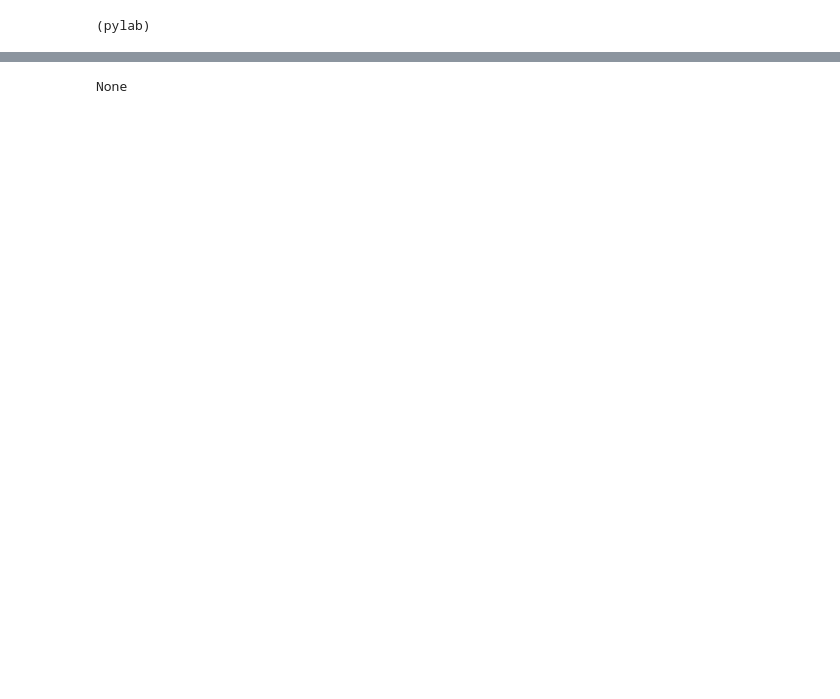
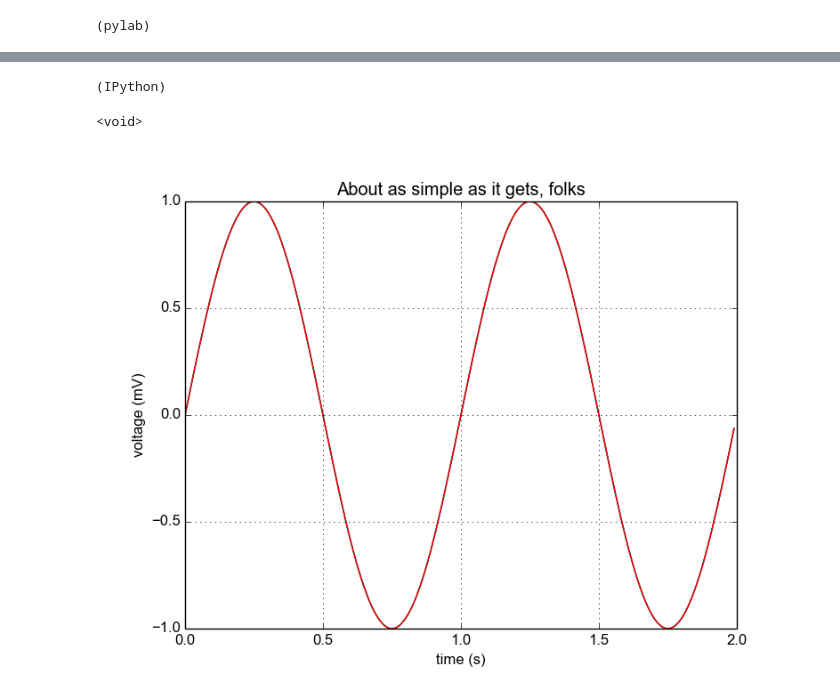
Before and after one commit to jarulsamy/calicolrc, a Jupyter notebook: src/calico_scheme_kernel/Scheme Pylab.ipynb, the cells around one changed output, grey strips where cells are left out. Saved outputs shown, nothing was run; the diff lists cells and outputs as text; code cells hidden in the pictures; blank space fills up the shorter version.

Commit message:
Scheme Kernel: format return values; working Scheme with pylab/numpy

```diff
--- a/src/calico_scheme_kernel/Scheme Pylab.ipynb
+++ b/src/calico_scheme_kernel/Scheme Pylab.ipynb
@@ -22,4 +16,12 @@
-# %%
-(pylab.show)
-# %% [output]
-None
+# %%
+(using "IPython")
+# %% [output]
+(IPython)
+# %%
+(define display IPython.display)
+# %% [output]
+<void>
+# %%
+(display.Image "test.png")
+# %% [output]
+[figure, added]
```
Also changed, not shown: parts of 3 cells of this notebook, 2 other files.
